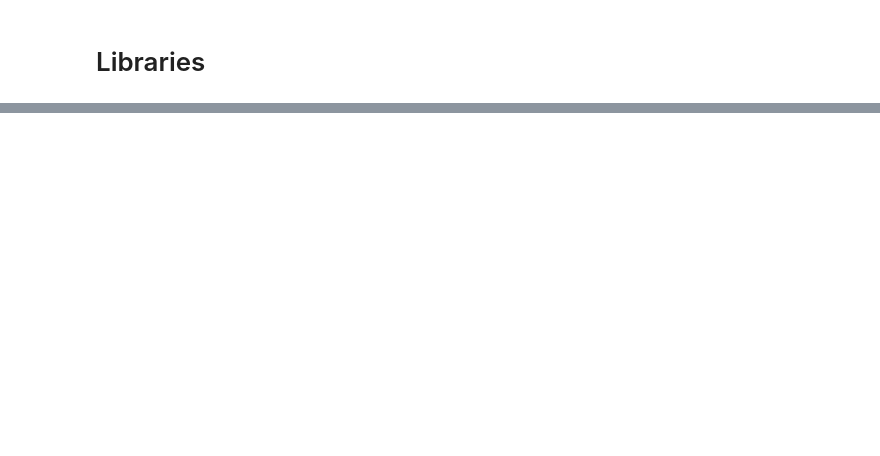
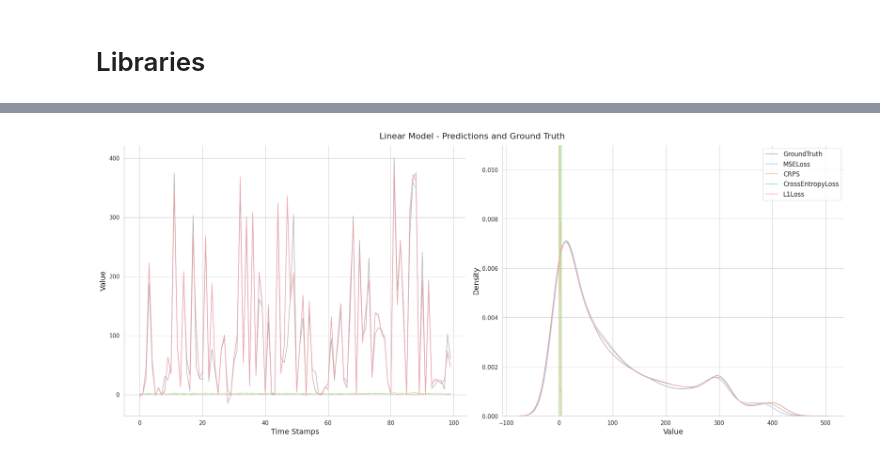
Before and after one commit to janbesler/Masterarbeit, a Jupyter notebook: src/3_Visualizations.ipynb, the cells around one changed output, grey strips where cells are left out. Saved outputs shown, nothing was run; the diff lists cells and outputs as text; code cells hidden in the pictures; blank space fills up the shorter version.

```diff
--- a/src/3_Visualizations.ipynb
+++ b/src/3_Visualizations.ipynb
@@ -51,0 +277,90 @@ for file in files:
+# %%
+def eval_df_with_kde(model, data_frames, exclude_loss_functions=[]):
+    """
+    Aggregate predictions by model and loss function for 'eval' keys from the data frames,
+    and plot both time series and KDE plots of predictions and ground truth, excluding specified loss functions from the KDE plot.
+
+    Parameters:
+    - model: String value of the Model to test.
+    - data_frames: Dictionary mapping keys to pandas DataFrames.
+    - exclude_loss_functions: List of loss function names to exclude from the KDE plot.
+
+    Returns:
+    - A matplotlib figure with time series and KDE plots.
+    """
+    # Initialize placeholders
+    ground_truths = []
+    predictions = {}
+
+    # Loop over each key to process 'eval' data frames
+    for key in data_frames.keys():
+        if 'eval' in key and key[1] == model:
+            _, _, _, loss_function = key
+            df = data_frames[key]
+
+            # Extend the ground truths if this is a larger set
+            if len(df) > len(ground_truths):
+                ground_truths = df['GroundTruth'].tolist()
+
+            # Store predictions keyed by loss function
+            predictions[loss_function] = df['Predictions'].tolist()
+
+    # Determine the maximum length needed for any column
+    max_length = max(len(ground_truths), max(len(pred) for pred in predictions.values()))
+
+    # Pad all prediction lists to the max length with NaN
+    for loss_function in predictions:
+        current_length = len(predictions[loss_function])
+        if current_length < max_length:
+            predictions[loss_function].extend([np.nan] * (max_length - current_length))
+
+    # Assemble the final DataFrame
+    aggregated_data = {'GroundTruth': ground_truths[:max_length]}
+    aggregated_data.update(predictions)
+    aggregated_df = pd.DataFrame(aggregated_data)
+
+    # Define a consistent color palette
+    ground_truth_color = 'darkgrey'  # or any color you prefer
+    columns_to_plot = [col for col in aggregated_df.columns if col not in exclude_loss_functions and col != 'GroundTruth']
+    palette = sns.color_palette("pastel", len(columns_to_plot))  # Adjust the palette as needed
+    color_dict = {col: color for col, color in zip(columns_to_plot, palette)}
+
+    # Plotting
+    fig, ax = plt.subplots(1, 2, figsize=(20, 8))
+
+    # Time Series plot
+    # Plot "GroundTruth" first so it's in the legend
+    sns.lineplot(ax=ax[0], x=range(len(aggregated_df[:100])), y=aggregated_df[:100]['GroundTruth'],
+                 label='GroundTruth', color=ground_truth_color, linewidth=1)
+    for column in columns_to_plot:
+        sns.lineplot(ax=ax[0], x=range(len(aggregated_df[:100])), y=aggregated_df[:100][column],
+                     label=column, color=color_dict[column], linewidth=1)
+    ax[0].set_xlabel('Time Stamps', fontsize=14)
+    ax[0].set_ylabel('Value', fontsize=14)
+    ax[0].legend().set_visible(False)  # Explicitly hide the legend
+
+    sns.despine(ax=ax[0])  # Remove spines on right and top side
+
+    # KDE plot
+    # Plot "GroundTruth" KDE first so it's in the legend
+    sns.kdeplot(ax=ax[1], data=aggregated_df['GroundTruth'], label='GroundTruth', color=ground_truth_color)
+    for column in columns_to_plot:
+        sns.kdeplot(ax=ax[1], data=aggregated_df[column], label=column, color=color_dict[column])
+    ax[1].set_ylim([0, 0.011])
+    ax[1].set_xlabel('Value', fontsize=14)
+    ax[1].set_ylabel('Density', fontsize=14)
+    ax[1].legend(title_fontsize='13', fontsize='12')
+
+    sns.despine(ax=ax[1])  # Remove spines on right and top side
+
+    plt.tight_layout()  # Prevent overlapping
+
+    # Set a title for the whole figure
+    fig.suptitle(f'{model} Model - Predictions and Ground Truth', fontsize=16, y=1.02)
+    plt.savefig(f'../graphs/results/{model}_model_analysis.png', dpi=600, bbox_inches='tight')
+    plt.show()
+
+# Example usage:
+eval_df_with_kde('Linear', linear_dfs, exclude_loss_functions=[])
+# %% [output]
+[figure, added]
```
Also changed, not shown: parts of 19 cells of this notebook, 9 other files.
